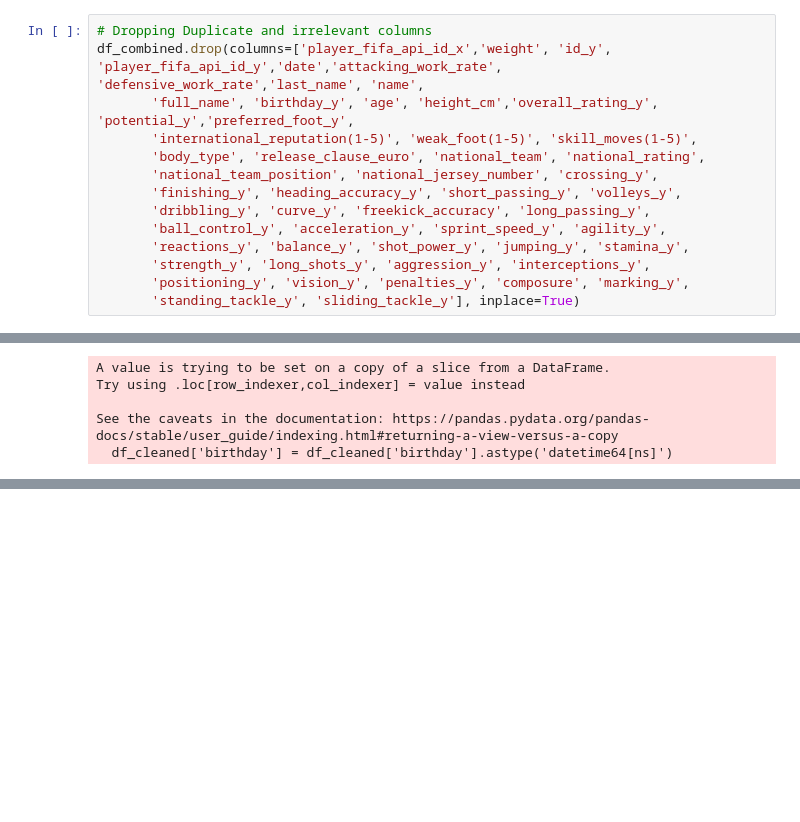
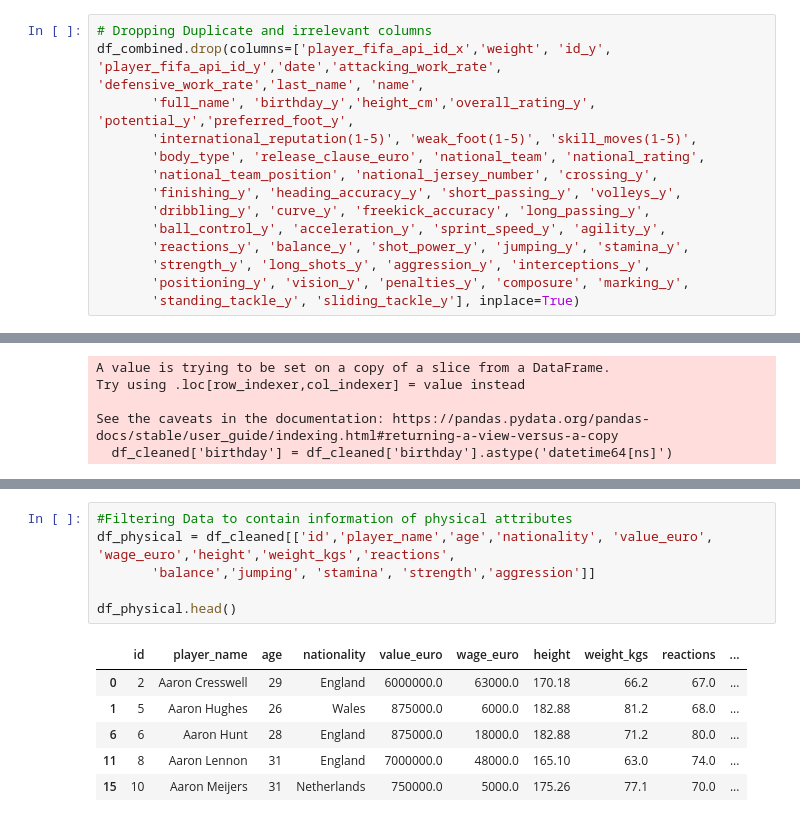
Before and after one commit to rdeshir10/Fifa_Analysis, a Jupyter notebook: football.ipynb, the cells around one changed output, grey strips where cells are left out. Saved outputs shown, nothing was run; the diff lists cells and outputs as text; blank space fills up the shorter version.

```diff
--- a/football.ipynb
+++ b/football.ipynb
@@ -113,7 +111,7 @@ df_combined.drop_duplicates(subset='player_name', inplace=True)
 # %%
 # Dropping Duplicate and irrelevant columns
 df_combined.drop(columns=['player_fifa_api_id_x','weight', 'id_y', 'player_fifa_api_id_y','date','attacking_work_rate', 'defensive_work_rate','last_name', 'name',
-       'full_name', 'birthday_y', 'age', 'height_cm','overall_rating_y', 'potential_y','preferred_foot_y',
+       'full_name', 'birthday_y','height_cm','overall_rating_y', 'potential_y','preferred_foot_y',
        'international_reputation(1-5)', 'weak_foot(1-5)', 'skill_moves(1-5)',
        'body_type', 'release_clause_euro', 'national_team', 'national_rating',
        'national_team_position', 'national_jersey_number', 'crossing_y',
@@ -195,0 +198,13 @@ memory usage: 2.0+ MB
+# %%
+#Filtering Data to contain information of physical attributes
+df_physical = df_cleaned[['id','player_name','age','nationality', 'value_euro', 'wage_euro','height','weight_kgs','reactions',
+       'balance','jumping', 'stamina', 'strength','aggression']]
+
+df_physical.head()
+# %% [output]
+|  | id | player_name | age | nationality | value_euro | wage_euro | height | weight_kgs | reactions | ... |
+| 0 | 2 | Aaron Cresswell | 29 | England | 6000000.0 | 63000.0 | 170.18 | 66.2 | 67.0 | ... |
+| 1 | 5 | Aaron Hughes | 26 | Wales | 875000.0 | 6000.0 | 182.88 | 81.2 | 68.0 | ... |
+| 6 | 6 | Aaron Hunt | 28 | England | 875000.0 | 18000.0 | 182.88 | 71.2 | 80.0 | ... |
+| 11 | 8 | Aaron Lennon | 31 | England | 7000000.0 | 48000.0 | 165.10 | 63.0 | 74.0 | ... |
+| 15 | 10 | Aaron Meijers | 31 | Netherlands | 750000.0 | 5000.0 | 175.26 | 77.1 | 70.0 | ... |
```
Also changed, not shown: parts of 14 cells of this notebook, 1 other file.
